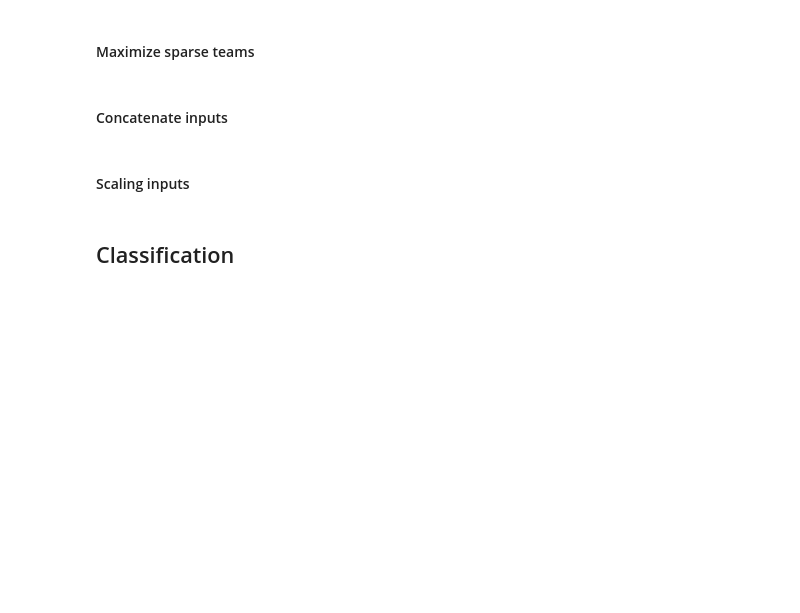
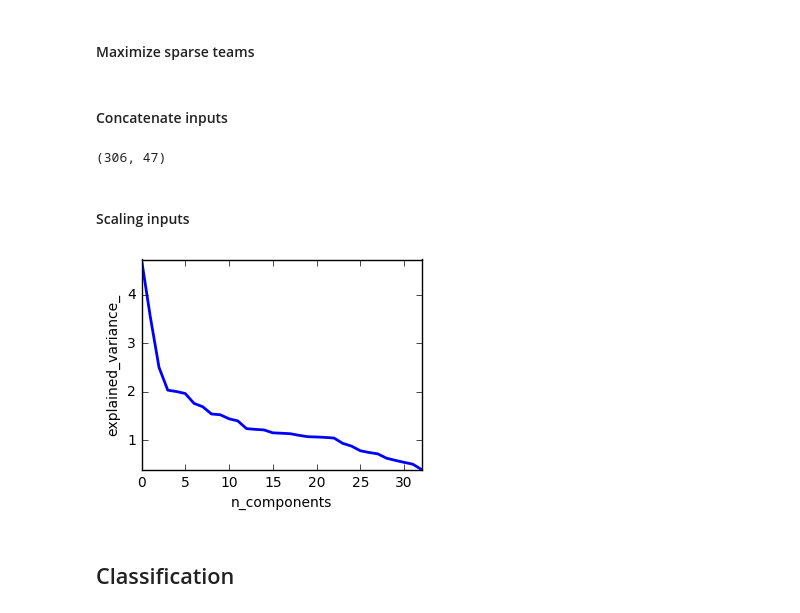
Before and after one commit to hugdiniz/SoccerMiningLeague, a Jupyter notebook: src/predict result one league one season.ipynb, the cells around one changed output. Cells and saved outputs as stored; diff of their text form; code cells hidden in the pictures; blank space fills up the shorter version.

Commit message:
applying pca to reducing the dimensionality of inputs after normalize

```diff
--- a/src/predict result one league one season.ipynb
+++ b/src/predict result one league one season.ipynb
@@ -86,6 +88,9 @@ teams = (teamsH + teamsA).toarray()
 #### Concatenate inputs
 # %%
 date = trainTest[:,[2]]
-inputs = np.concatenate((date,homeTaticspreprocessed,awayTaticspreprocessed,homeRateTeamPreprocessed,awayRateTeampreprocessed,teams), axis=1)
+inputs = np.concatenate((date, homeTaticspreprocessed,awayTaticspreprocessed,homeRateTeampreprocessed,awayRateTeampreprocessed,teams), axis=1)
+inputs.shape
+# %% [output]
+(306, 47)
 # %% [markdown]
 #### Scaling inputs
@@ -94,3 +97,12 @@ inputs = StandardScaler().fit_transform(inputs)
+# %%
+inputs = StandardScaler().fit_transform(inputs)
+
+pca = decomposition.PCA(n_components=33)
+inputs = pca.fit_transform(inputs)
+
+plotPCASpectrum(inputs)
+# %% [output]
+[figure, added]
 # %% [markdown]
 ## Classification
 # %% [markdown]
```
Also changed, not shown: parts of 9 cells of this notebook, 1 other file.
